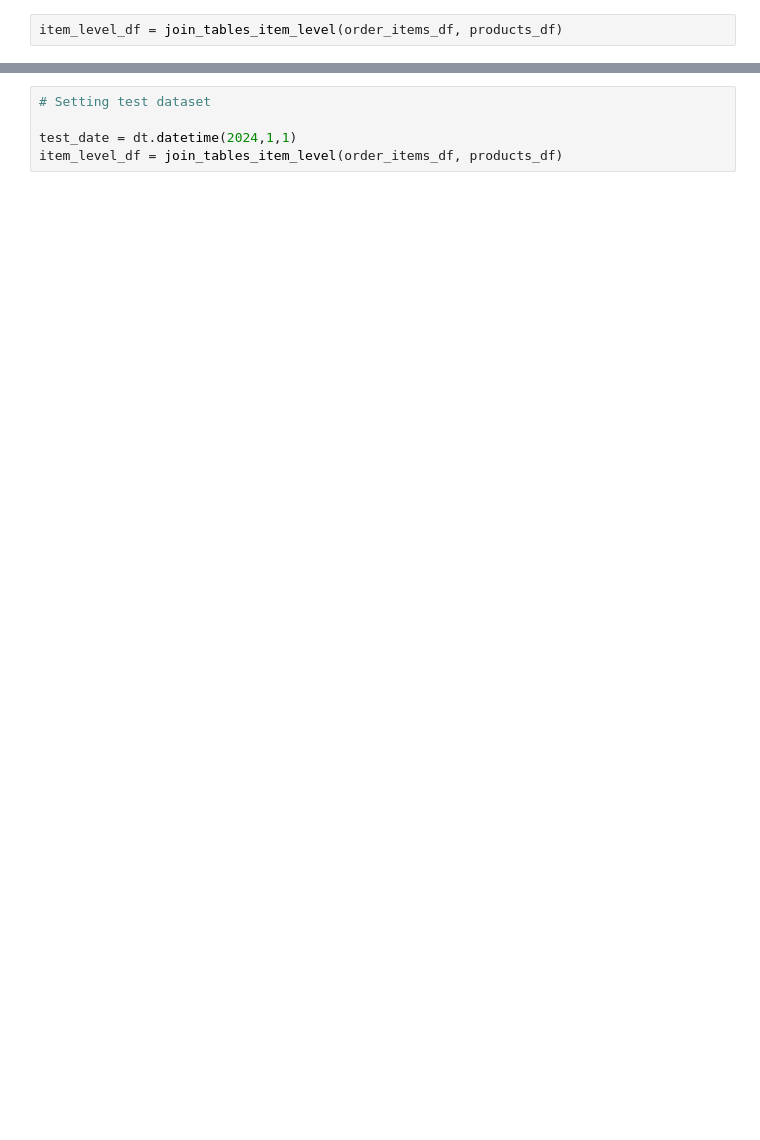
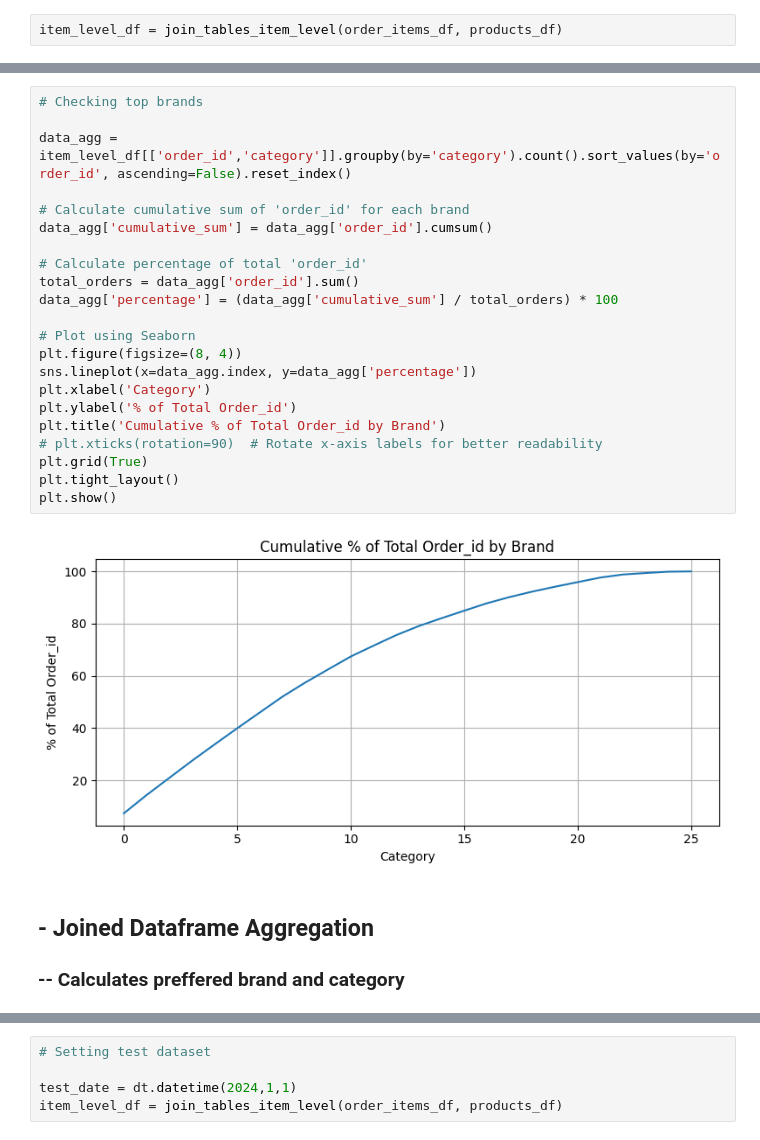
Before and after one commit to wjdals210/clv-the-look, a Jupyter notebook: notebooks/JeongminLee_nb.ipynb, the cells around one changed output, grey strips where cells are left out. Saved outputs shown, nothing was run; the diff lists cells and outputs as text; blank space fills up the shorter version.

```diff
--- a/notebooks/JeongminLee_nb.ipynb
+++ b/notebooks/JeongminLee_nb.ipynb
@@ -337,3 +282,30 @@ most_frequent_brand_per_user
+# %%
+# Checking top brands
+
+data_agg = item_level_df[['order_id','category']].groupby(by='category').count().sort_values(by='order_id', ascending=False).reset_index()
+
+# Calculate cumulative sum of 'order_id' for each brand
+data_agg['cumulative_sum'] = data_agg['order_id'].cumsum()
+
+# Calculate percentage of total 'order_id'
+total_orders = data_agg['order_id'].sum()
+data_agg['percentage'] = (data_agg['cumulative_sum'] / total_orders) * 100
+
+# Plot using Seaborn
+plt.figure(figsize=(8, 4))
+sns.lineplot(x=data_agg.index, y=data_agg['percentage'])
+plt.xlabel('Category')
+plt.ylabel('% of Total Order_id')
+plt.title('Cumulative % of Total Order_id by Brand')
+# plt.xticks(rotation=90)  # Rotate x-axis labels for better readability
+plt.grid(True)
+plt.tight_layout()
+plt.show()
+# %% [output]
+[figure, added]
+# %% [markdown]
+## - Joined Dataframe Aggregation
+### -- Calculates preffered brand and category
 # %%
 def calc_product_features(item_level_df, split_date):
     '''
```
Also changed, not shown: parts of 91 cells of this notebook.
